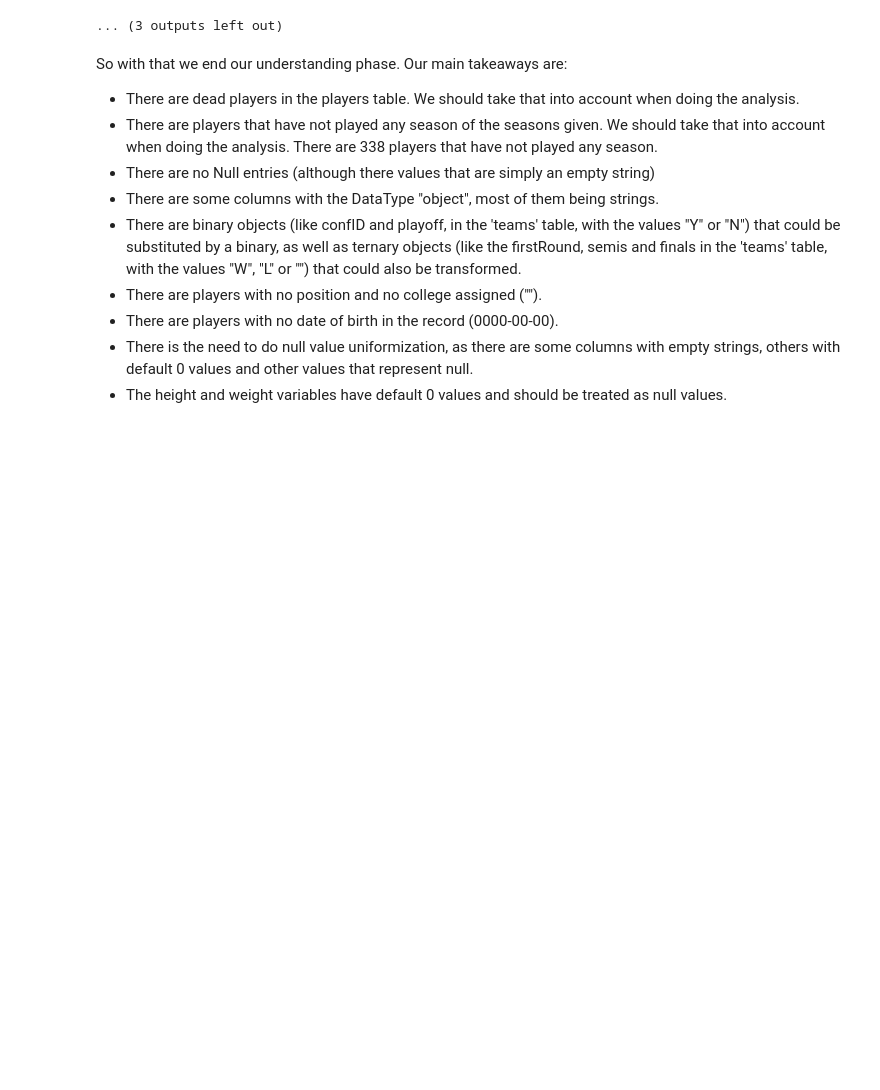
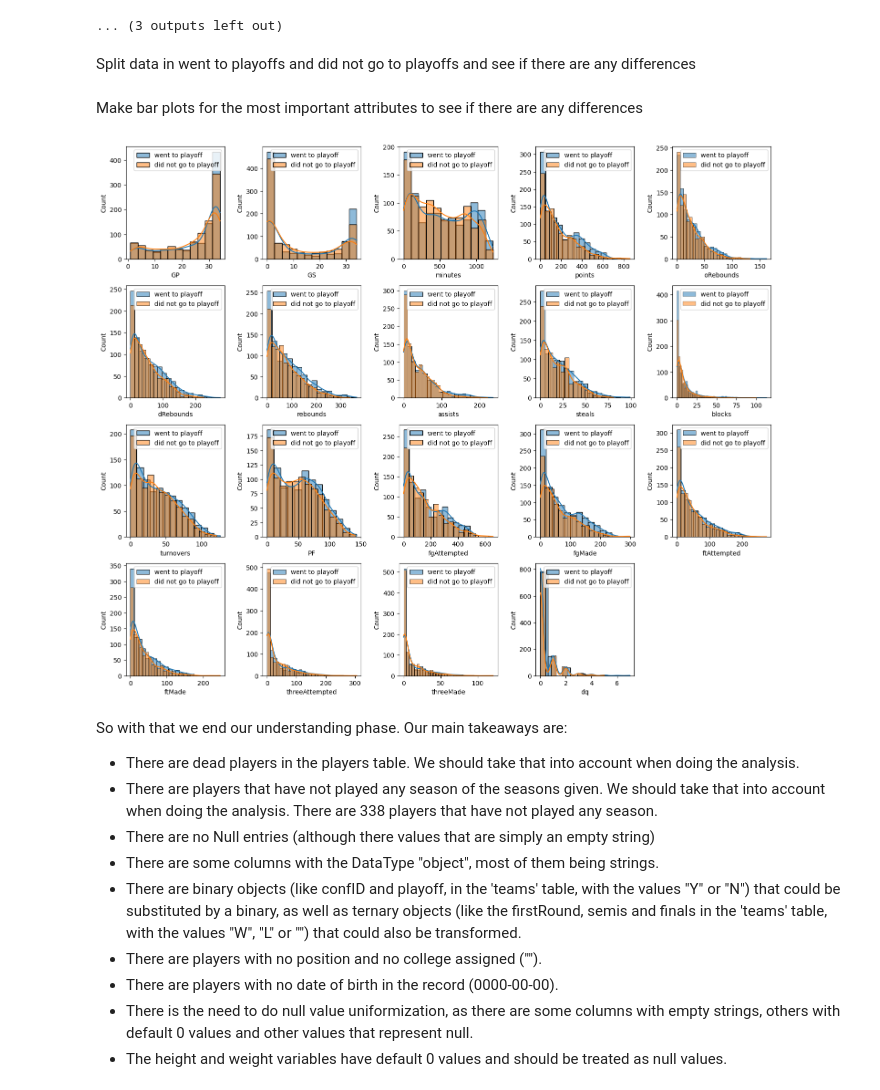
Before and after one commit to jogp10/WnbaPlayoffsPredicting, a Jupyter notebook: notebooks/understanding.ipynb, the cells around one changed output. Drawn from its saved outputs; the diff is of its cells as text; code cells hidden in the pictures; blank space fills up the shorter version.

```diff
--- a/notebooks/understanding.ipynb
+++ b/notebooks/understanding.ipynb
@@ -545,3 +545,5 @@ Series([], dtype: float64)
 teams_df
 [figure]
 ... (3 outputs left out)
+# %% [markdown]
+Split data in went to playoffs and did not go to playoffs and see if there are any differences
@@ -548,3 +577,37 @@ teams_df
+# %% [markdown]
+Make bar plots for the most important attributes to see if there are any differences
+# %%
+import math
+
+# Get the number of columns
+num_cols = len(balanced_df.columns) - 3
+
+# Calculate the number of rows and columns for the subplot grid
+grid_size = math.ceil(math.sqrt(num_cols))
+fig, axs = plt.subplots(grid_size, grid_size, figsize=(15, 15))
+
+# Flatten the axes array
+axs = axs.flatten()
+
+# Plot each column
+index = 0
+for col in balanced_df.columns:
+    if balanced_df[col].dtype != 'object' and col not in ['playoff', 'stint', 'year']:
+        sns.histplot(went_to_playoff_pt[col], label='went to playoff', kde=True, ax=axs[index])
+        sns.histplot(not_went_to_playoff_pt[col], label='did not go to playoff', kde=True, ax=axs[index])
+        axs[index].legend()
+    elif col in ['playoff', 'stint', 'year']:
+        continue
+    index+=1
+
+# Remove unused subplots
+for i in range(num_cols, len(axs)):
+    fig.delaxes(axs[i])
+
+plt.tight_layout()
+plt.show()
+# %% [output]
+[figure, added]
 # %% [markdown]
 So with that we end our understanding phase.
 Our main takeaways are:
```
Also changed, not shown: parts of 1 cell of this notebook, 18 other files.
